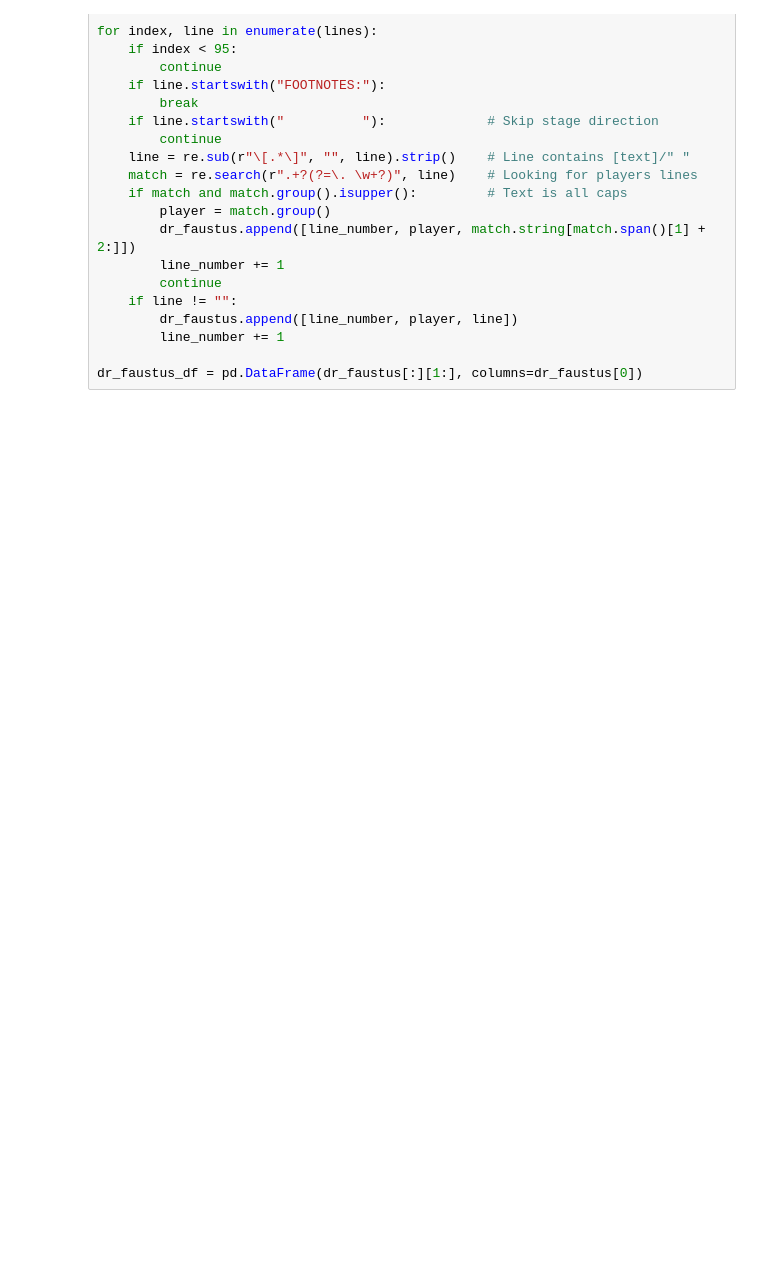
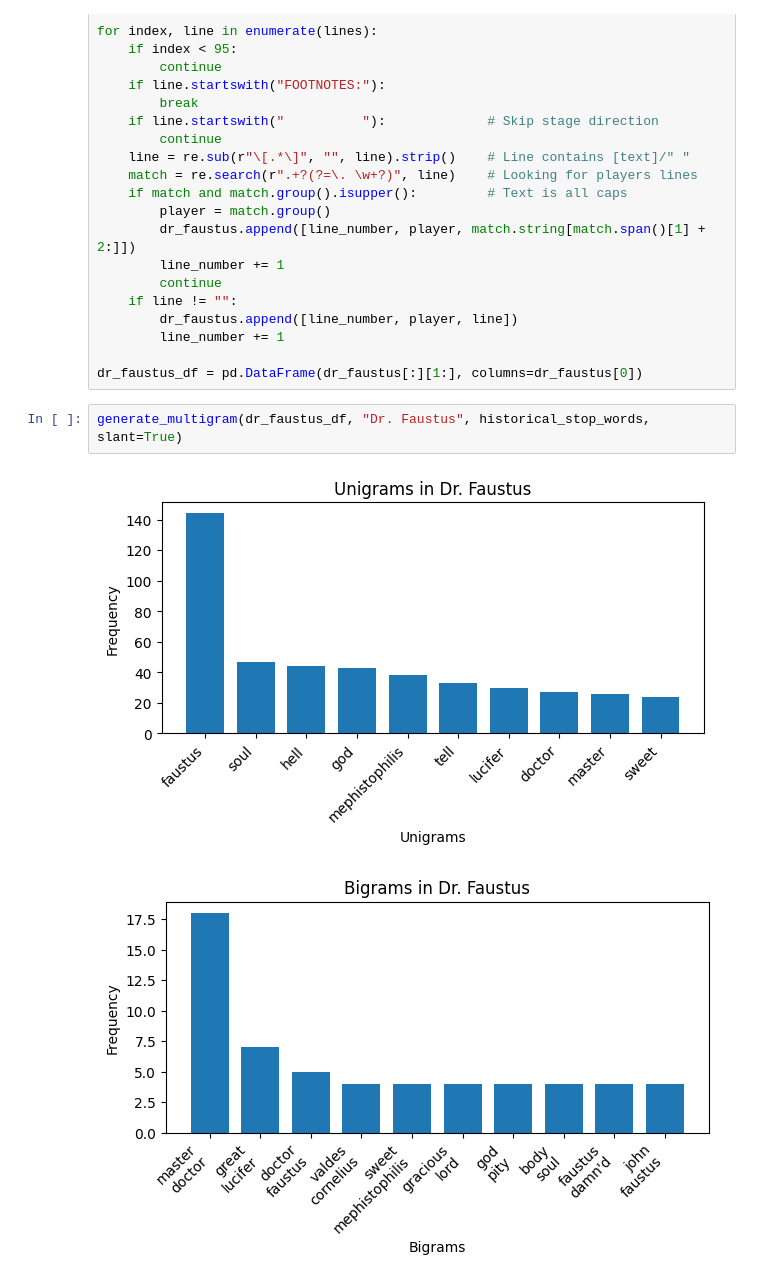
Before and after one commit to craglin/CS6140_Shakespeare_Project, a Jupyter notebook: Sandbox.ipynb, the cells around one changed output. Drawn from its saved outputs; the diff is of its cells as text; blank space fills up the shorter version.

```diff
--- a/Sandbox.ipynb
+++ b/Sandbox.ipynb
@@ -391,3 +384,8 @@ for index, line in enumerate(lines):
         line_number += 1
 
 dr_faustus_df = pd.DataFrame(dr_faustus[:][1:], columns=dr_faustus[0])
+# %%
+generate_multigram(dr_faustus_df, "Dr. Faustus", historical_stop_words, slant=True)
+# %% [output]
+[figure, added]
+[figure, added]
```
Also changed, not shown: parts of 11 cells of this notebook, 15 other files.
